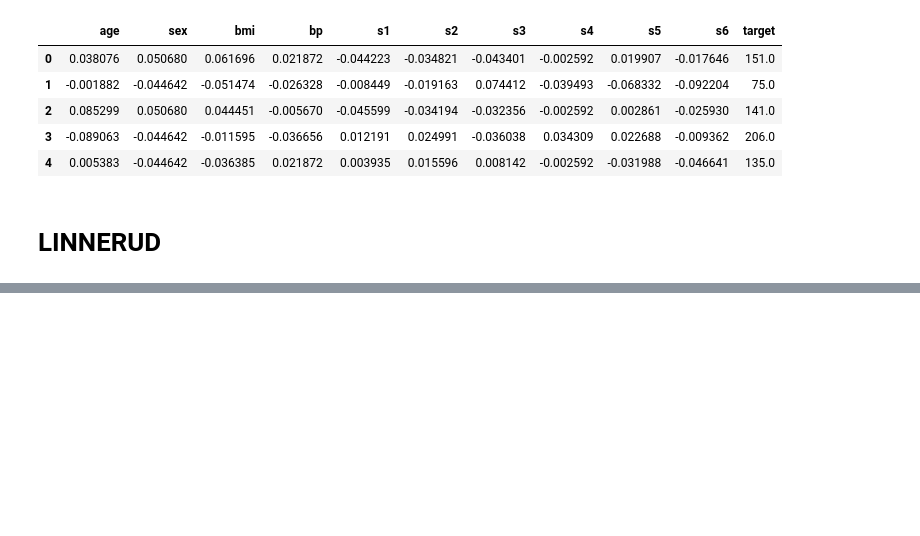
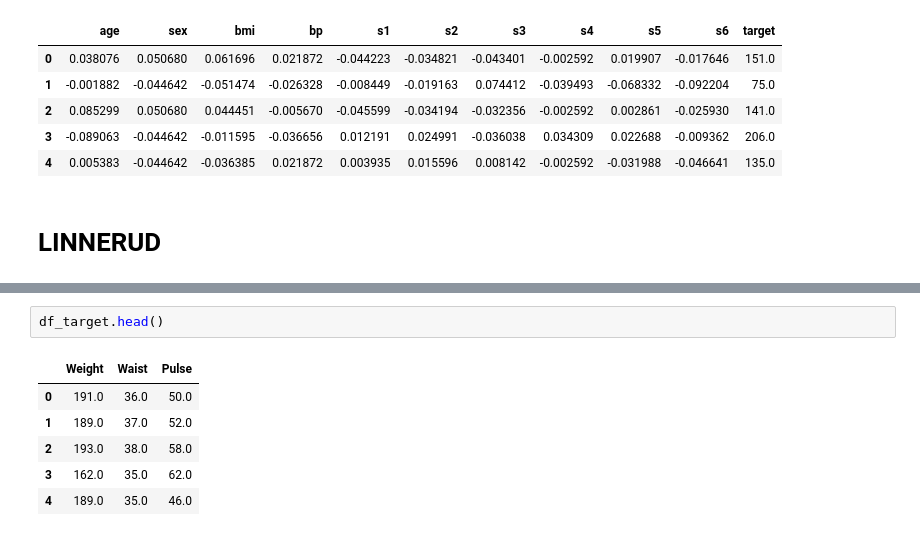
Before and after one commit to kenbi93/DNU_ML, a Jupyter notebook: l3.ipynb, the cells around one changed output, grey strips where cells are left out. Saved outputs shown, nothing was run; the diff lists cells and outputs as text; blank space fills up the shorter version.

```diff
--- a/l3.ipynb
+++ b/l3.ipynb
@@ -240,0 +285,9 @@ df_deabetes.head()
+# %%
+df_target.head()
+# %% [output]
+|  | Weight | Waist | Pulse |
+| 0 | 191.0 | 36.0 | 50.0 |
+| 1 | 189.0 | 37.0 | 52.0 |
+| 2 | 193.0 | 38.0 | 58.0 |
+| 3 | 162.0 | 35.0 | 62.0 |
+| 4 | 189.0 | 35.0 | 46.0 |
```
Also changed, not shown: parts of 6 cells of this notebook.
